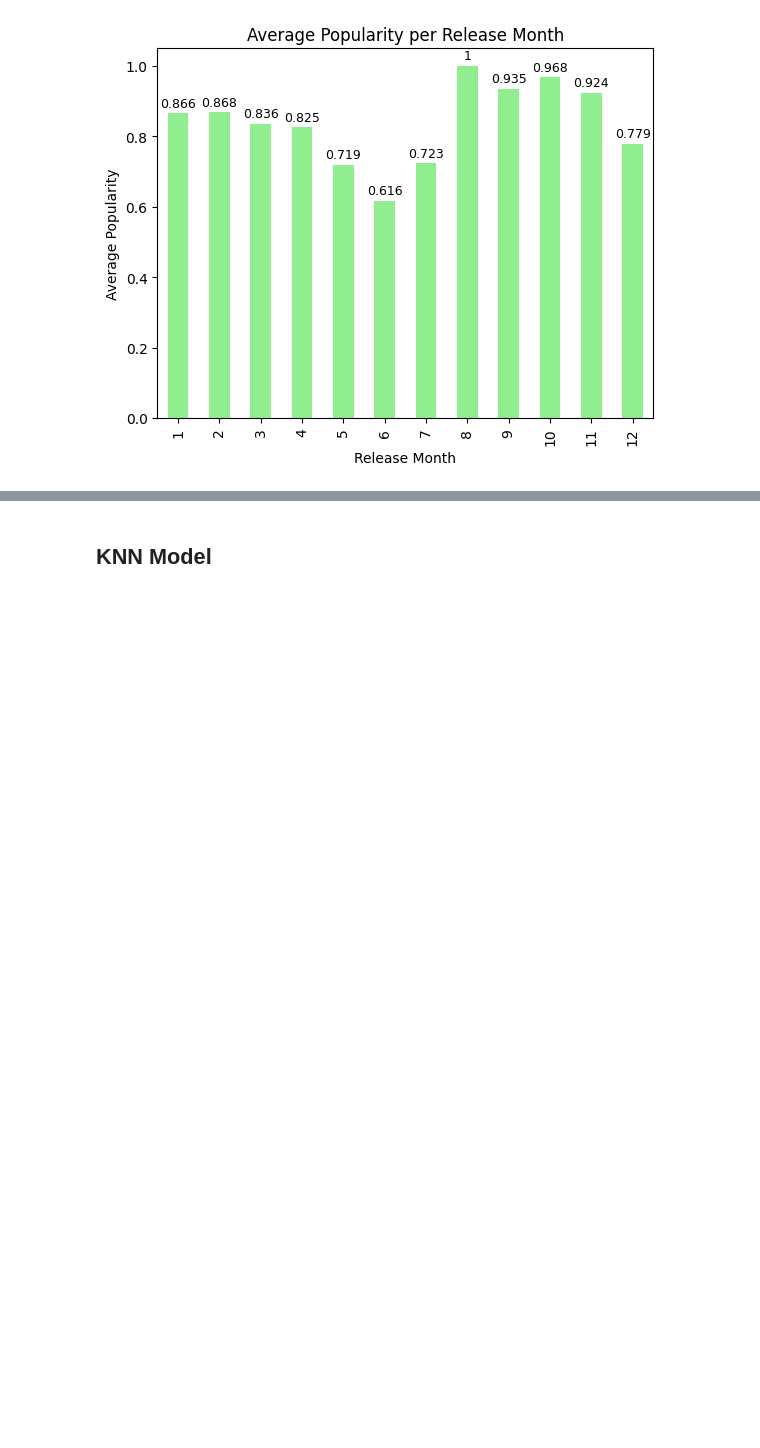
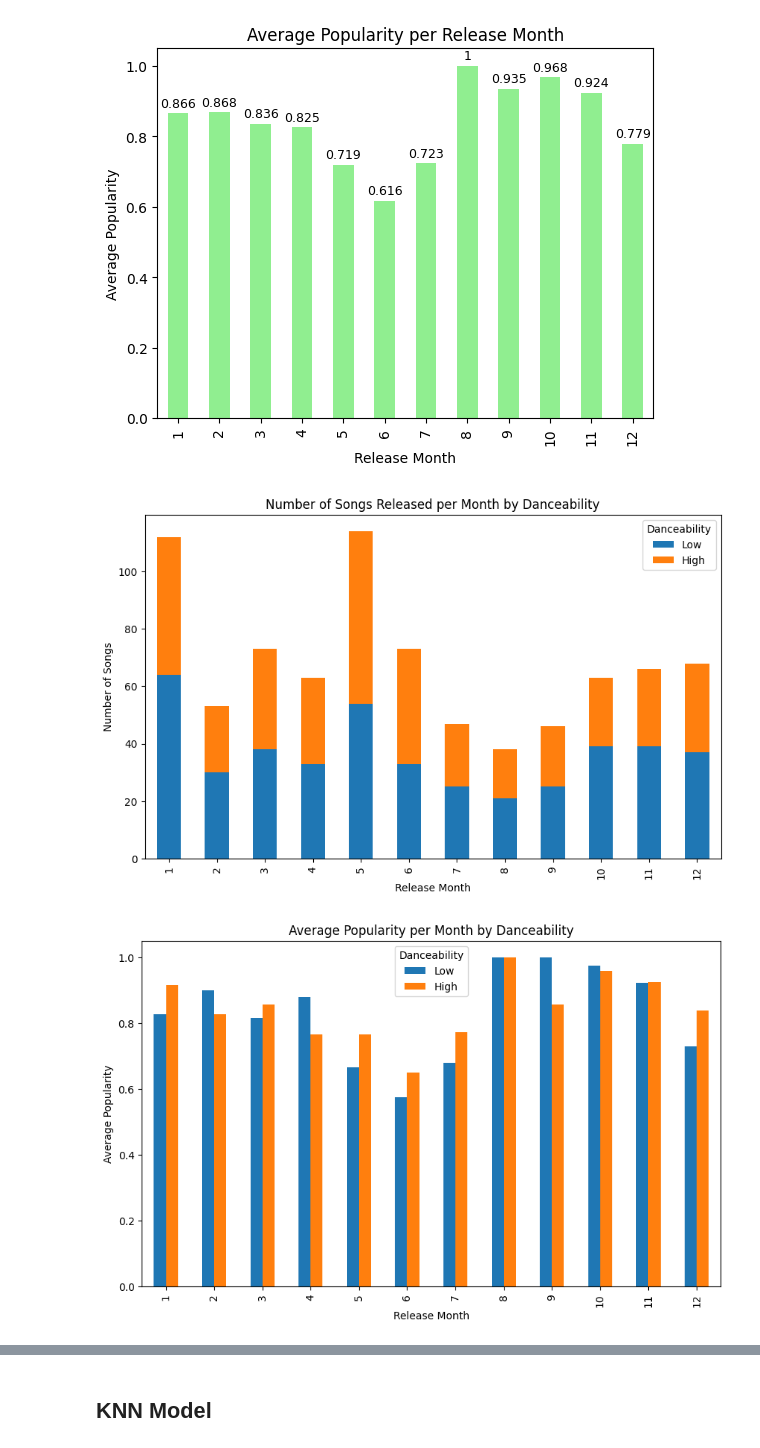
Before and after one commit to jumin7/Song-Popularity-Analysis, a Jupyter notebook: ProjectGarciaShrestha.ipynb, the cells around one changed output, grey strips where cells are left out. Cells and saved outputs as stored; diff of their text form; code cells hidden in the pictures; blank space fills up the shorter version.

```diff
--- a/ProjectGarciaShrestha.ipynb
+++ b/ProjectGarciaShrestha.ipynb
@@ -462,3 +499,29 @@ plt.show()
 # %% [output]
 [figure]
 [figure]
+# %%
+# Create danceability bins
+dfSpotify_clean['danceability_bin'] = pd.qcut(dfSpotify_clean['danceability_%'], 2, labels=['Low', 'High'])
+
+# Songs per month by danceability
+songs_per_month_dance = dfSpotify_clean.groupby(['released_month', 'danceability_bin']).size().unstack()
+
+songs_per_month_dance.plot(kind='bar', stacked=True, figsize=(10,6))
+plt.ylabel('Number of Songs')
+plt.xlabel('Release Month')
+plt.title('Number of Songs Released per Month by Danceability')
+plt.legend(title='Danceability')
+plt.show()
+
+# Average popularity per month by danceability
+popularity_per_month_dance = dfSpotify_clean.groupby(['released_month', 'danceability_bin'])['hit'].mean().unstack()
+
+popularity_per_month_dance.plot(kind='bar', figsize=(10,6))
+plt.ylabel('Average Popularity')
+plt.xlabel('Release Month')
+plt.title('Average Popularity per Month by Danceability')
+plt.legend(title='Danceability')
+plt.show()
+# %% [output]
+[figure, added]
+[figure, added]
```
Also changed, not shown: parts of 8 cells of this notebook.
